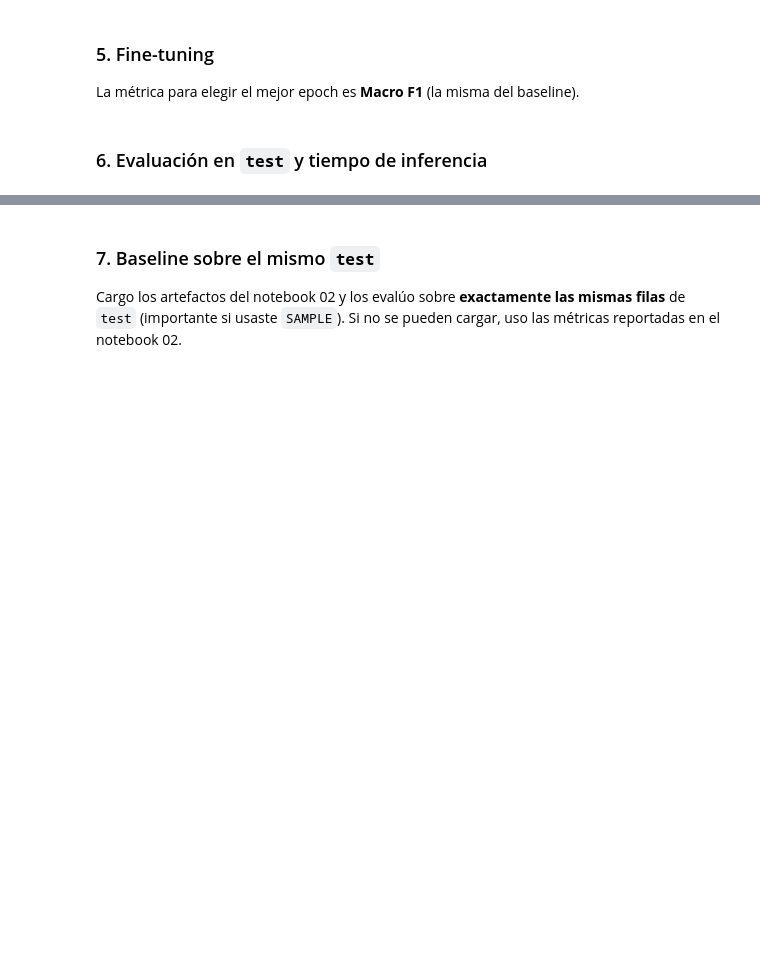
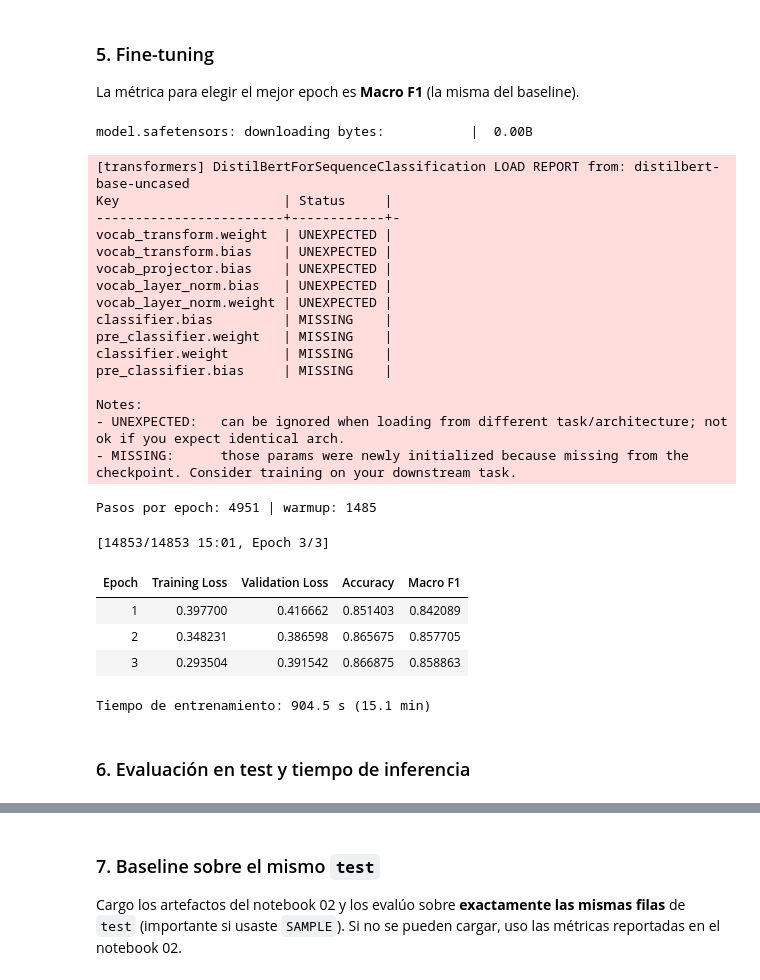
Before and after one commit to Mairrch/CIAP---Sentiment-Analysis, a Jupyter notebook: 03_transformer_comparacion.ipynb, the cells around one changed output, grey strips where cells are left out. Cells and saved outputs as stored; diff of their text form; code cells hidden in the pictures; blank space fills up the shorter version.

```diff
--- a/03_transformer_comparacion.ipynb
+++ b/03_transformer_comparacion.ipynb
@@ -121,42 +148,70 @@ def compute_metrics(eval_pred):
             "macro_f1": f1_score(labels, preds, average="macro")}
 
 model = AutoModelForSequenceClassification.from_pretrained(MODEL_NAME, num_labels=NUM_LABELS)
+steps_per_epoch = -(-len(train_ds) // BATCH_SIZE)
+warmup_steps = int(0.1 * steps_per_epoch * EPOCHS)
+print(f"Pasos por epoch: {steps_per_epoch} | warmup: {warmup_steps}")
 
 args = TrainingArguments(
     output_dir="/content/checkpoints",
     num_train_epochs=EPOCHS,
     per_device_train_batch_size=BATCH_SIZE,
     per_device_eval_batch_size=BATCH_SIZE * 2,
     learning_rate=LR,
     weight_decay=0.01,
-    warmup_ratio=0.1,
+    warmup_steps=warmup_steps,
     fp16=torch.cuda.is_available(),
     eval_strategy="epoch",
     save_strategy="epoch",
     save_total_limit=1,
     load_best_model_at_end=True,
     metric_for_best_model="macro_f1",
     logging_steps=200,
     report_to="none",
     seed=SEED,
 )
 
 trainer = Trainer(
     model=model,
     args=args,
     train_dataset=train_ds,
     eval_dataset=val_ds,
     processing_class=tokenizer,
     data_collator=collator,
     compute_metrics=compute_metrics,
 )
 
 t0 = time.perf_counter()
 trainer.train()
 train_time = time.perf_counter() - t0
 print(f"\nTiempo de entrenamiento: {train_time:.1f} s ({train_time/60:.1f} min)")
+# %% [output]
+model.safetensors: downloading bytes:           |  0.00B
+[transformers] DistilBertForSequenceClassification LOAD REPORT from: distilbert-base-uncased
+Key                     | Status     |
+------------------------+------------+-
+vocab_transform.weight  | UNEXPECTED |
+vocab_transform.bias    | UNEXPECTED |
+vocab_projector.bias    | UNEXPECTED |
+vocab_layer_norm.bias   | UNEXPECTED |
+vocab_layer_norm.weight | UNEXPECTED |
+classifier.bias         | MISSING    |
+pre_classifier.weight   | MISSING    |
+classifier.weight       | MISSING    |
+pre_classifier.bias     | MISSING    |
+
+Notes:
+- UNEXPECTED:   can be ignored when loading from different task/architecture; not ok if you expect identical arch.
+- MISSING:      those params were newly initialized because missing from the checkpoint. Consider training on your downstream task.
+Pasos por epoch: 4951 | warmup: 1485
+[14853/14853 15:01, Epoch 3/3]
+| Epoch | Training Loss | Validation Loss | Accuracy | Macro F1 |
+| 1 | 0.397700 | 0.416662 | 0.851403 | 0.842089 |
+| 2 | 0.348231 | 0.386598 | 0.865675 | 0.857705 |
+| 3 | 0.293504 | 0.391542 | 0.866875 | 0.858863 |
+Tiempo de entrenamiento: 904.5 s (15.1 min)
 # %% [markdown]
-### 6. Evaluación en `test` y tiempo de inferencia
+### 6. Evaluación en test y tiempo de inferencia
 # %%
 t0 = time.perf_counter()
 out = trainer.predict(test_ds)
```
Also changed, not shown: parts of 19 cells of this notebook.
